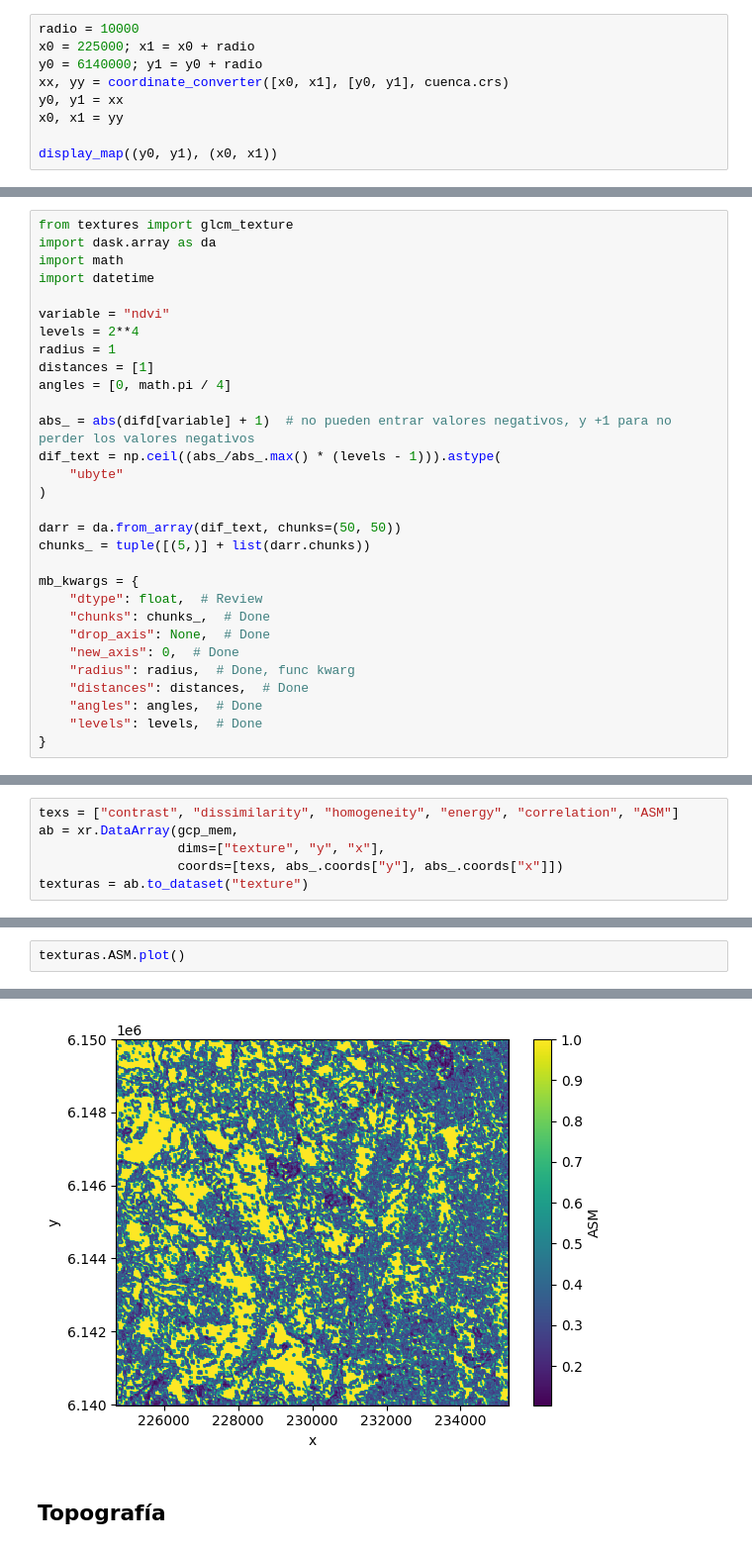
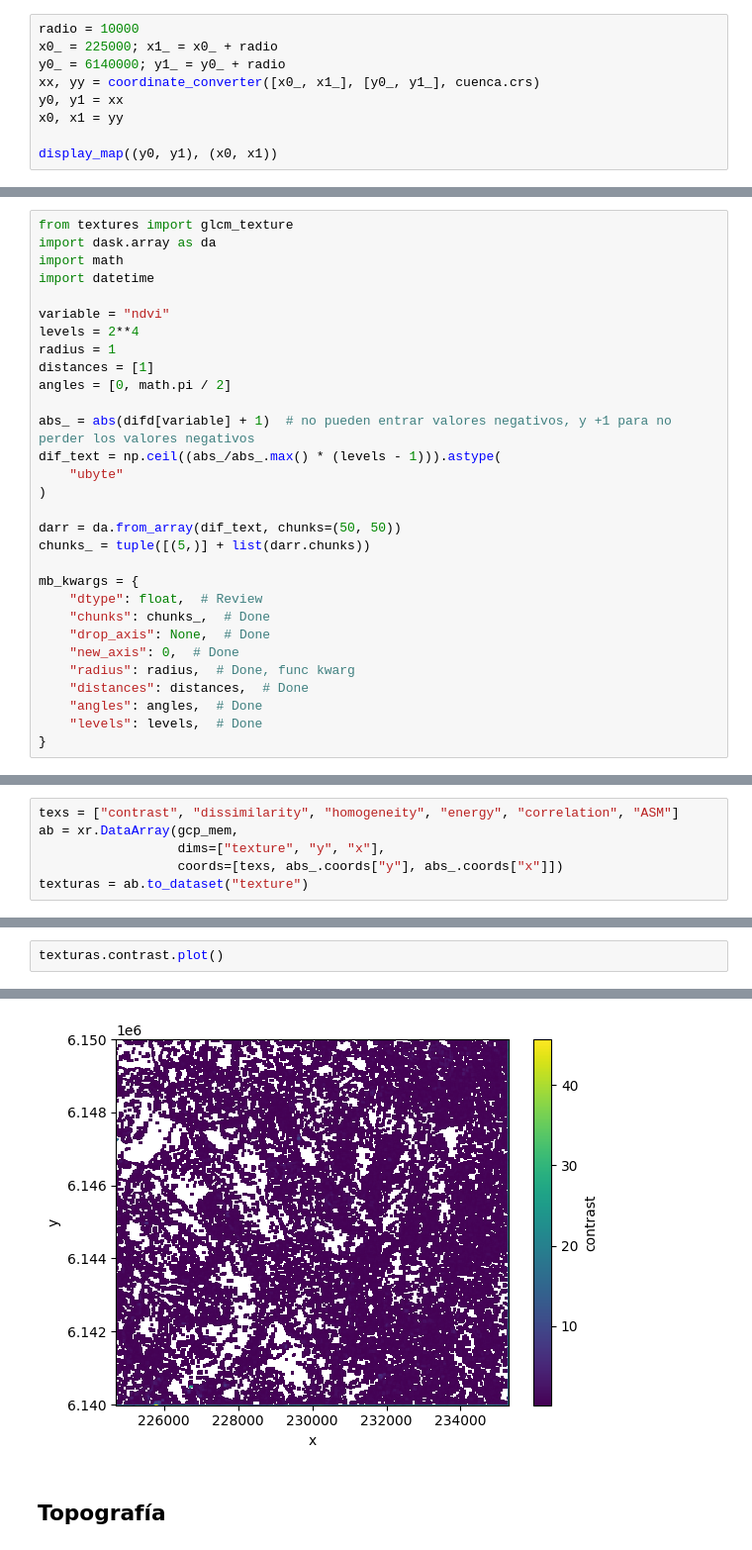
Before and after one commit to alvaroparedesl/teledeteccion_ambiental, a Jupyter notebook: taller_03/texturas.ipynb, the cells around one changed output, grey strips where cells are left out. Shown at 99% size. Drawn from its saved outputs; the diff is of its cells as text.

```diff
--- a/taller_03/texturas.ipynb
+++ b/taller_03/texturas.ipynb
@@ -55,9 +55,9 @@ EPSG:32719
 Por lo que debemos elegir coordenadas dentro de este rango. Por ejemplo:
 # %%
 radio = 10000
-x0 = 225000; x1 = x0 + radio
-y0 = 6140000; y1 = y0 + radio
-xx, yy = coordinate_converter([x0, x1], [y0, y1], cuenca.crs)
+x0_ = 225000; x1_ = x0_ + radio
+y0_ = 6140000; y1_ = y0_ + radio
+xx, yy = coordinate_converter([x0_, x1_], [y0_, y1_], cuenca.crs)
 y0, y1 = xx
 x0, x1 = yy
 
@@ -287,7 +311,7 @@ variable = "ndvi"
 levels = 2**4
 radius = 1
 distances = [1]
-angles = [0, math.pi / 4]
+angles = [0, math.pi / 2]
 
 abs_ = abs(difd[variable] + 1)  # no pueden entrar valores negativos, y +1 para no perder los valores negativos
 dif_text = np.ceil((abs_/abs_.max() * (levels - 1))).astype(
@@ -358,8 +397,8 @@ texturas = ab.to_dataset("texture")
 # %%
-texturas.ASM.plot()
+texturas.contrast.plot()
 # %% [output]
 <matplotlib.collections.QuadMesh at 0x...>
-[figure, old version]
+[figure, new version]
 # %% [markdown]
 ## Topografía
 # %%
```
Also changed, not shown: parts of 33 cells of this notebook, 2 other files.
